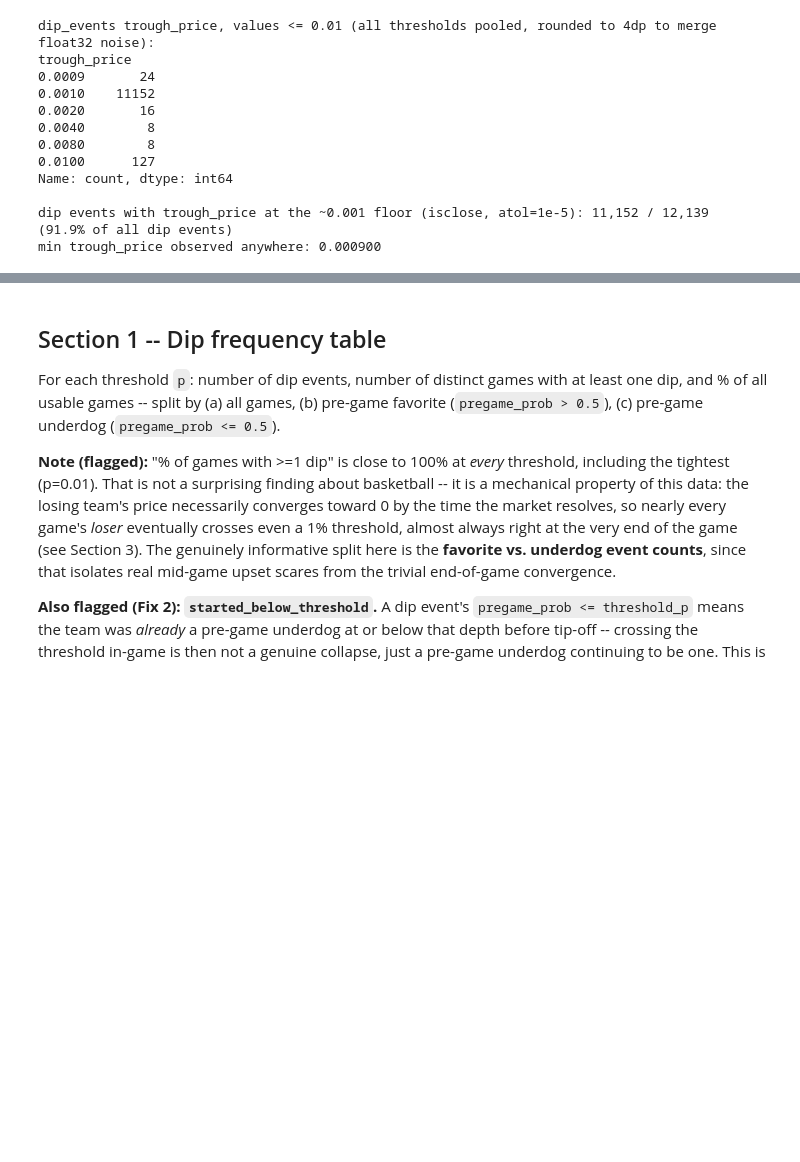
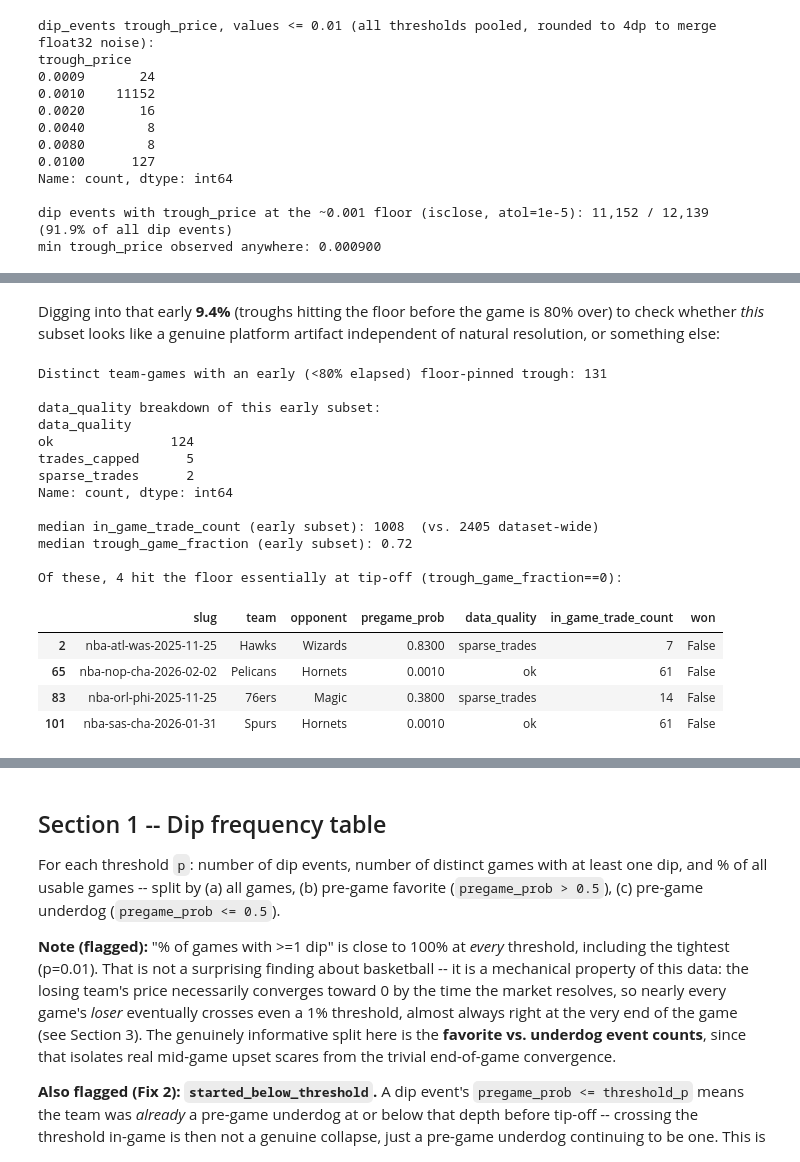
Before and after one commit to omerk1/nba-score-prediction, a Jupyter notebook: data/polymarket_prices/comeback_analysis.ipynb, the cells around one changed output, grey strips where cells are left out. Saved outputs shown, nothing was run; the diff lists cells and outputs as text; code cells hidden in the pictures; blank space fills up the shorter version.

```diff
--- a/data/polymarket_prices/comeback_analysis.ipynb
+++ b/data/polymarket_prices/comeback_analysis.ipynb
@@ -479,3 +479,25 @@ Name: count, dtype: int64
 
 dip events with trough_price at the ~0.001 floor (isclose, atol=1e-5): 11,152 / 12,139  (91.9% of all dip events)
 min trough_price observed anywhere: 0.000900
+# %%
+# Is the floor-clustering a platform artifact, or just the mechanical fact that
+# a losing team's price converges toward 0 as the game concludes? Check how far
+# through the game had elapsed at the trough, for floor-pinned dip events, using
+# the same MEDIAN_GAME_DURATION_MIN denominator as game_fraction_elapsed elsewhere.
+floor_mask = np.isclose(dip["trough_price"], 0.001, atol=1e-5)
+floor_events = dip[floor_mask].copy()
+floor_events["trough_minutes_from_tipoff"] = (
+    floor_events["minutes_from_tipoff"] + (floor_events["trough_ts"] - floor_events["first_cross_ts"]) / 60.0
+)
+floor_events["trough_game_fraction"] = floor_events["trough_minutes_from_tipoff"] / MEDIAN_GAME_DURATION_MIN
+
+print(f"Floor-pinned dip events (trough_price ~= 0.001): {len(floor_events):,}")
+print("\nWhat fraction of the game had elapsed at the trough?")
+for cut in [0.5, 0.7, 0.8, 0.9, 1.0]:
+    pct = 100 * (floor_events["trough_game_fraction"] < cut).mean()
+    print(f"  trough occurs before game_fraction_elapsed={cut}: {pct:.1f}%")
+pct_late = 100 * (floor_events["trough_game_fraction"] >= 0.8).mean()
+pct_early = 100 * (floor_events["trough_game_fraction"] < 0.8).mean()
+print(f"\n-> {pct_late:.1f}% of floor-pinned troughs occur in the last 20% of the game or later "
+      f"(some past game_fraction_elapsed=1.0, i.e. in the post-game settlement tail);"
+      f" only {pct_early:.1f}% occur earlier than that.")
@@ -481,0 +515,38 @@ min trough_price observed anywhere: 0.000900
+# %% [markdown]
+Digging into that early **9.4%** (troughs hitting the floor before the game
+is 80% over) to check whether *this* subset looks like a genuine platform
+artifact independent of natural resolution, or something else:
+# %%
+early_floor = floor_events[floor_events["trough_game_fraction"] < 0.8]
+early_dedup = early_floor.loc[early_floor.groupby(["slug", "team"])["threshold_p"].idxmin()]
+early_dedup = early_dedup.merge(games[["slug", "data_quality", "in_game_trade_count"]], on="slug", how="left")
+
+print(f"Distinct team-games with an early (<80% elapsed) floor-pinned trough: {len(early_dedup)}")
+print("\ndata_quality breakdown of this early subset:")
+print(early_dedup["data_quality"].value_counts())
+print(f"\nmedian in_game_trade_count (early subset): {early_dedup['in_game_trade_count'].median():.0f}  "
+      f"(vs. {games['in_game_trade_count'].median():.0f} dataset-wide)")
+print(f"median trough_game_fraction (early subset): {early_dedup['trough_game_fraction'].median():.2f}")
+
+exact_zero = early_dedup[early_dedup["trough_game_fraction"] == 0].copy()
+print(f"\nOf these, {len(exact_zero)} hit the floor essentially at tip-off (trough_game_fraction==0):")
+display(exact_zero[["slug", "team", "opponent", "pregame_prob", "data_quality", "in_game_trade_count", "won"]])
+# %% [output]
+Distinct team-games with an early (<80% elapsed) floor-pinned trough: 131
+
+data_quality breakdown of this early subset:
+data_quality
+ok               124
+trades_capped      5
+sparse_trades      2
+Name: count, dtype: int64
+
+median in_game_trade_count (early subset): 1008  (vs. 2405 dataset-wide)
+median trough_game_fraction (early subset): 0.72
+
+Of these, 4 hit the floor essentially at tip-off (trough_game_fraction==0):
+|  | slug | team | opponent | pregame_prob | data_quality | in_game_trade_count | won |
+| 2 | nba-atl-was-2025-11-25 | Hawks | Wizards | 0.8300 | sparse_trades | 7 | False |
+| 65 | nba-nop-cha-2026-02-02 | Pelicans | Hornets | 0.0010 | ok | 61 | False |
+| 83 | nba-orl-phi-2025-11-25 | 76ers | Magic | 0.3800 | sparse_trades | 14 | False |
+| 101 | nba-sas-cha-2026-01-31 | Spurs | Hornets | 0.0010 | ok | 61 | False |
```
Also changed, not shown: parts of 6 cells of this notebook.
